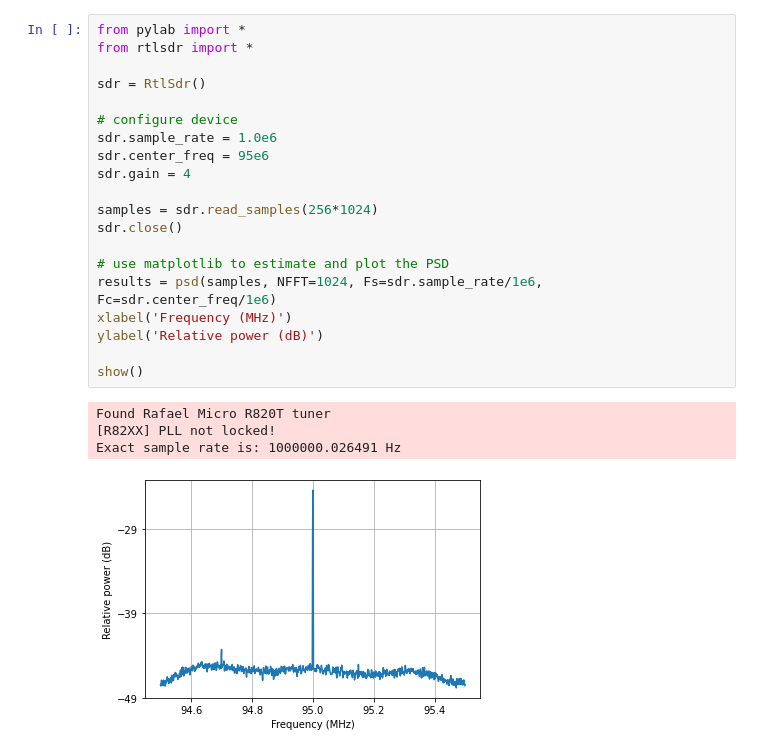
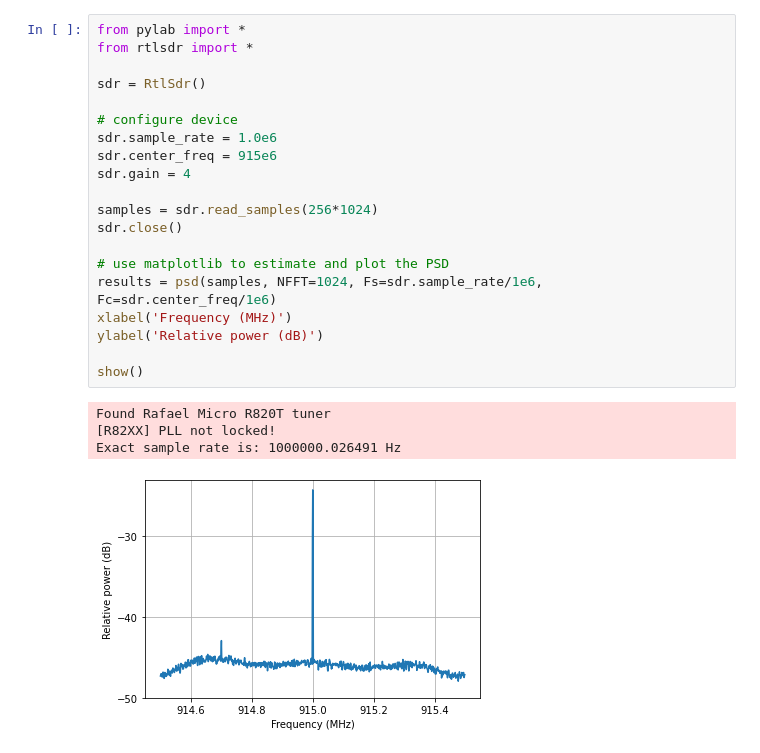
Before and after one commit to kazuyahirotsu/LoRaPos, a Jupyter notebook: raspi/rtlsdr_rssi.ipynb, the cells around one changed output. Saved outputs shown, nothing was run; the diff lists cells and outputs as text.

```diff
--- a/raspi/rtlsdr_rssi.ipynb
+++ b/raspi/rtlsdr_rssi.ipynb
@@ -1,25 +1,25 @@
 # %%
 from pylab import *
 from rtlsdr import *
 
 sdr = RtlSdr()
 
 # configure device
 sdr.sample_rate = 1.0e6
-sdr.center_freq = 95e6
+sdr.center_freq = 915e6
 sdr.gain = 4
 
 samples = sdr.read_samples(256*1024)
 sdr.close()
 
 # use matplotlib to estimate and plot the PSD
 results = psd(samples, NFFT=1024, Fs=sdr.sample_rate/1e6, Fc=sdr.center_freq/1e6)
 xlabel('Frequency (MHz)')
 ylabel('Relative power (dB)')
 
 show()
 # %% [output]
 Found Rafael Micro R820T tuner
 [R82XX] PLL not locked!
 Exact sample rate is: 1000000.026491 Hz
-[figure, old version]
+[figure, new version]
```
Also changed, not shown: parts of 7 cells of this notebook.
